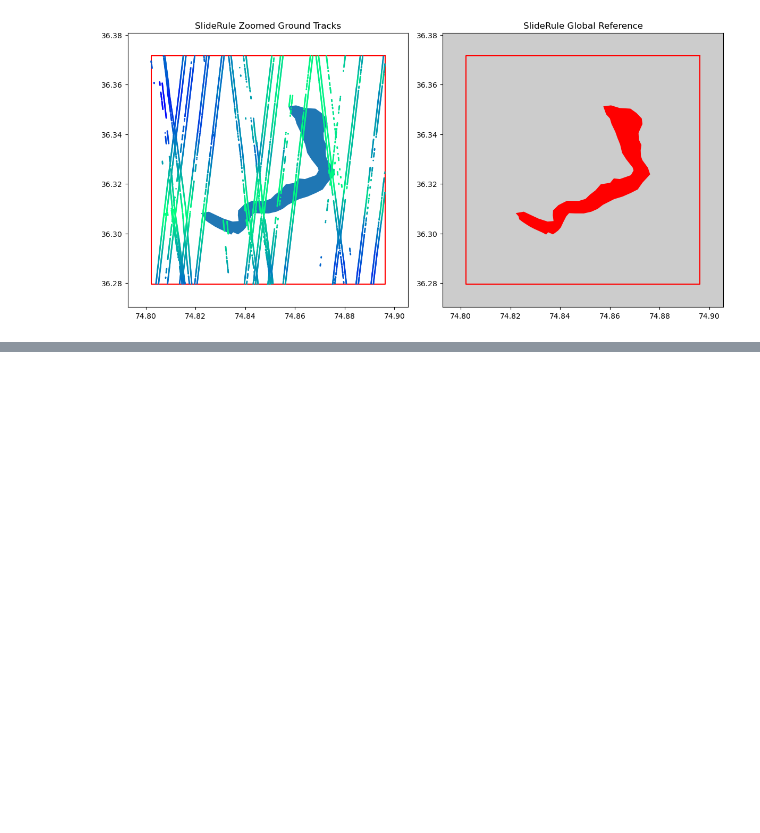
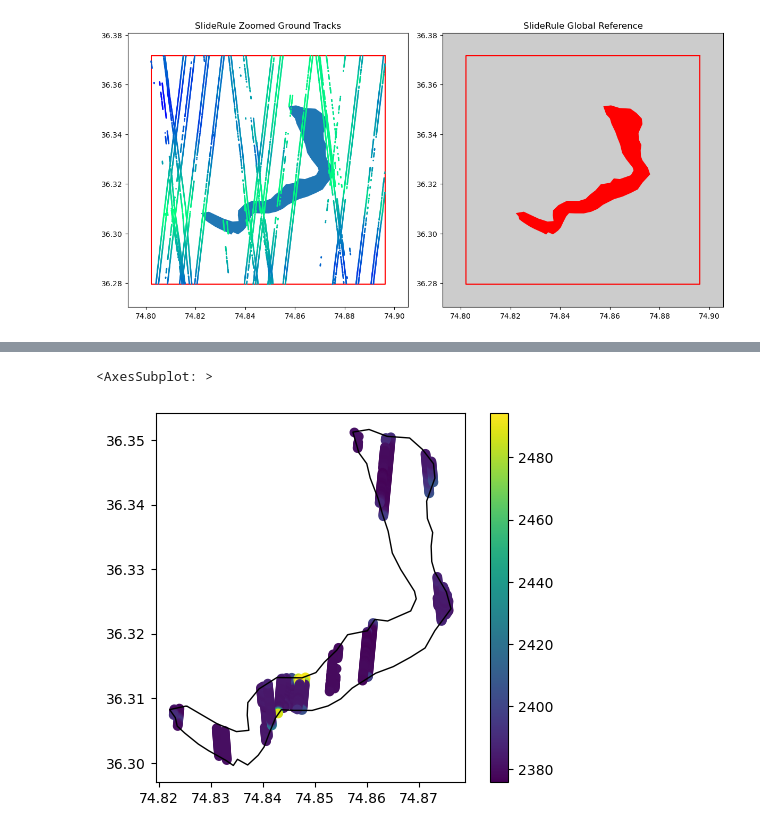
Before and after one commit to ICESAT-2HackWeek/3DLAKE, a Jupyter notebook: notebooks/Attabad.ipynb, the cells around one changed output, grey strips where cells are left out. Drawn from its saved outputs; the diff is of its cells as text; code cells hidden in the pictures; blank space fills up the shorter version.

```diff
--- a/notebooks/Attabad.ipynb
+++ b/notebooks/Attabad.ipynb
@@ -106,0 +127,6 @@ plt.tight_layout(),
+# %%
+ax = gdf_sel.plot(column='h_mean', legend="True")
+lake_wgs84.plot(ax=ax, facecolor='none')
+# %% [output]
+<AxesSubplot: >
+[figure, added]
```
Also changed, not shown: parts of 8 cells of this notebook.
